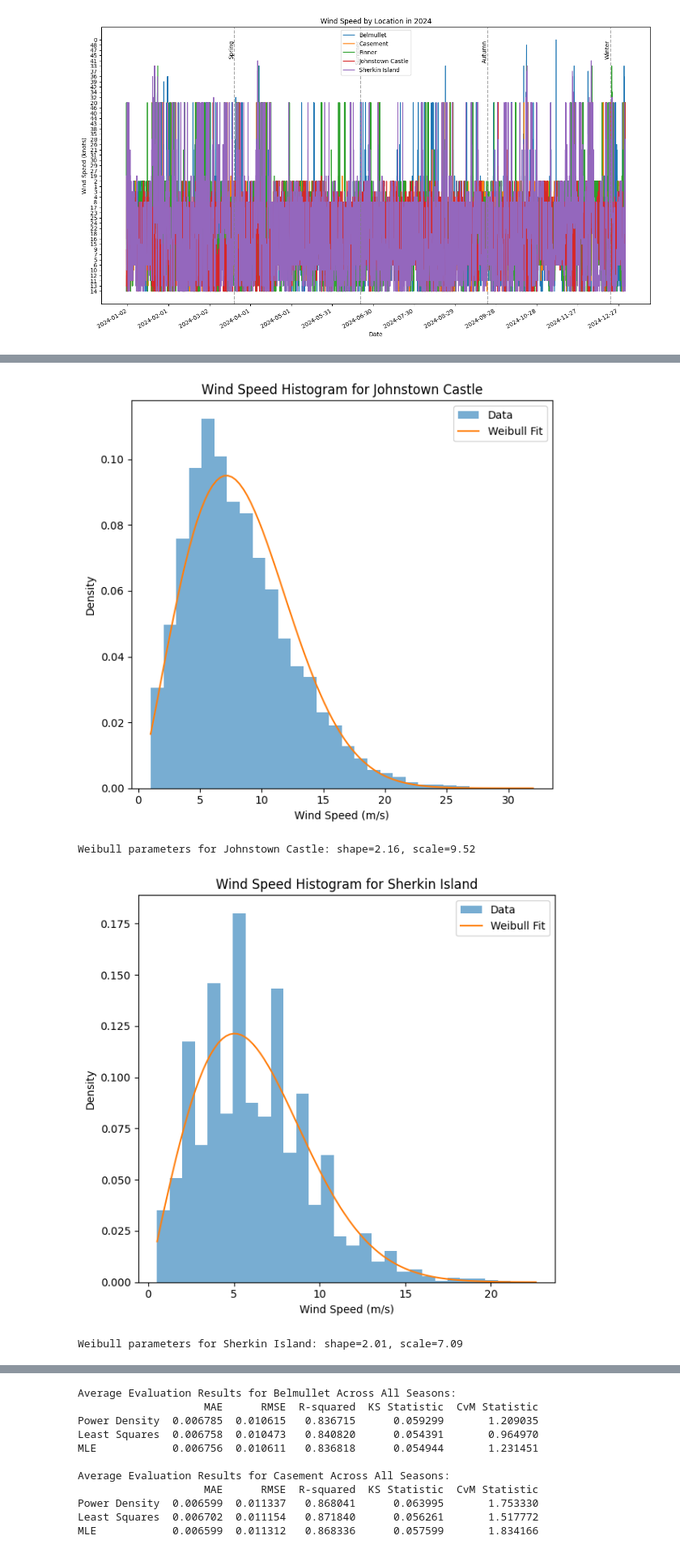
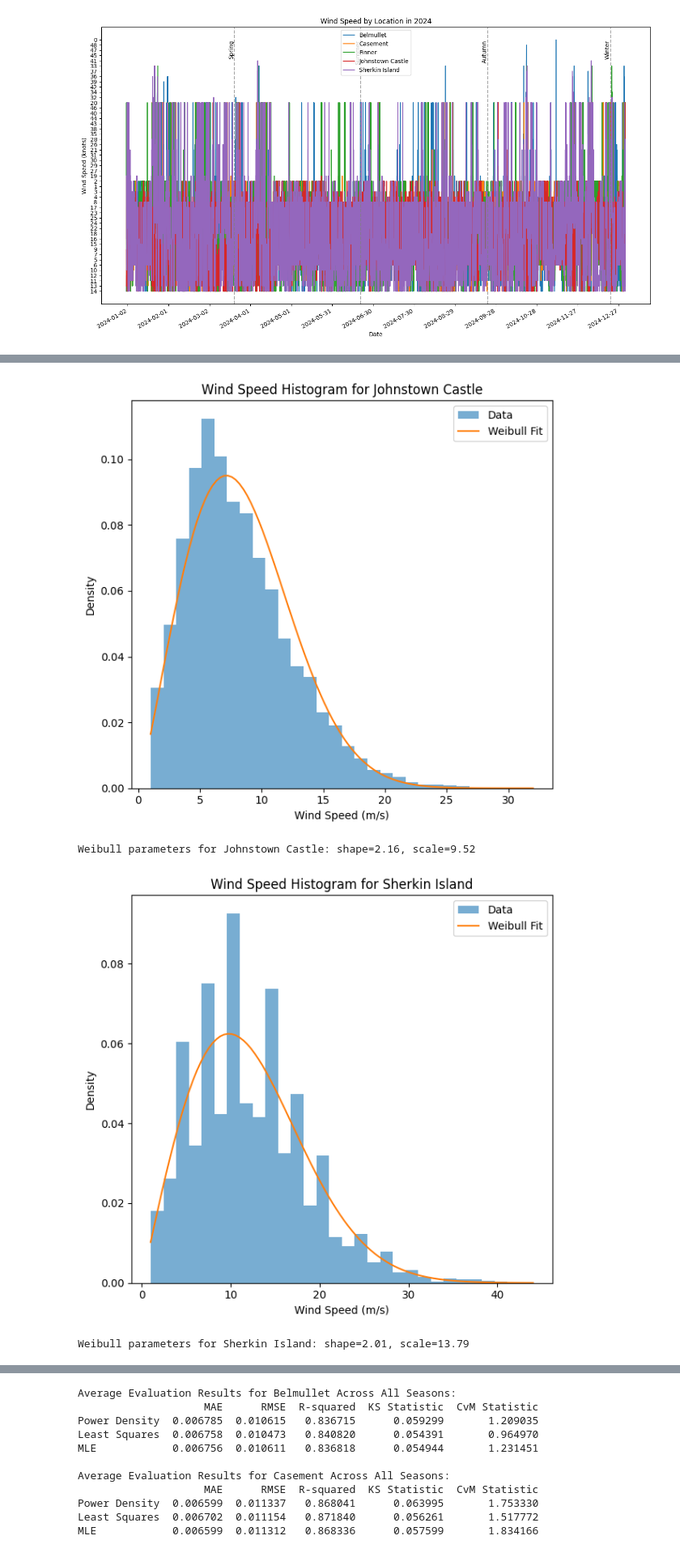
Before and after one commit to emiledelmas/data_analytics_windturbine_weibull, a Jupyter notebook: plot_data.ipynb, the cells around one changed output, grey strips where cells are left out. Shown at 81% size. Saved outputs shown, nothing was run; the diff lists cells and outputs as text; code cells hidden in the pictures.

```diff
--- a/plot_data.ipynb
+++ b/plot_data.ipynb
@@ -136,8 +136,8 @@ plt.show()
 [figure]
 # %%
 #fit weibull distribution to each station's data  (without taking seasons into account) using maximum of likelihood method
-df_2024['wdsp'] = pd.to_numeric(df_2024['wdsp'], errors='coerce')
-df_2024['wdsp'] = df_2024['wdsp'] * 0.5144 #knots into m/s
+#df_2024['wdsp'] = pd.to_numeric(df_2024['wdsp'], errors='coerce')
+#df_2024['wdsp'] = df_2024['wdsp'] * 0.5144 #knots into m/s
 
 
 for station_name, df_2024 in whole_data.items():
@@ -153,35 +153,35 @@ for station_name, df_2024 in whole_data.items():
     plt.subplot(1, 2, 1)
     plt.hist(df_2024['wdsp'], bins=30, density=True, alpha=0.6, label='Data')
     plt.plot(x, pdf, label='Weibull Fit')
     plt.title(f'Wind Speed Histogram for {station_name}')
     plt.xlabel('Wind Speed (m/s)')
     plt.ylabel('Density')
     plt.legend()
 
 
     # Weibull Distribution Plot alone
     #plt.subplot(1, 2, 2)
     #plt.plot(x, pdf, label='Weibull Distribution')
     #plt.title(f'Weibull Distribution Fit for {station_name}')
     #plt.xlabel('Wind Speed')
     #plt.ylabel('Probability Density')
     #plt.legend()
 
     plt.tight_layout()
     plt.show()
 
     print(f"Weibull parameters for {station_name}: shape={shape:.2f}, scale={scale:.2f}")
 # %% [output]
 [figure]
 Weibull parameters for Belmullet: shape=1.86, scale=13.25
 [figure]
 Weibull parameters for Casement: shape=1.87, scale=11.00
 [figure]
 Weibull parameters for Finner: shape=1.84, scale=11.56
 [figure]
 Weibull parameters for Johnstown Castle: shape=2.16, scale=9.52
-[figure, old version]
+[figure, new version]
-Weibull parameters for Sherkin Island: shape=2.01, scale=7.09
+Weibull parameters for Sherkin Island: shape=2.01, scale=13.79
 # %%
 #fit weibull distribution to each station's data for every seasons using maximum of likelihood method
 
```
Also changed, not shown: parts of 1 cell of this notebook.
